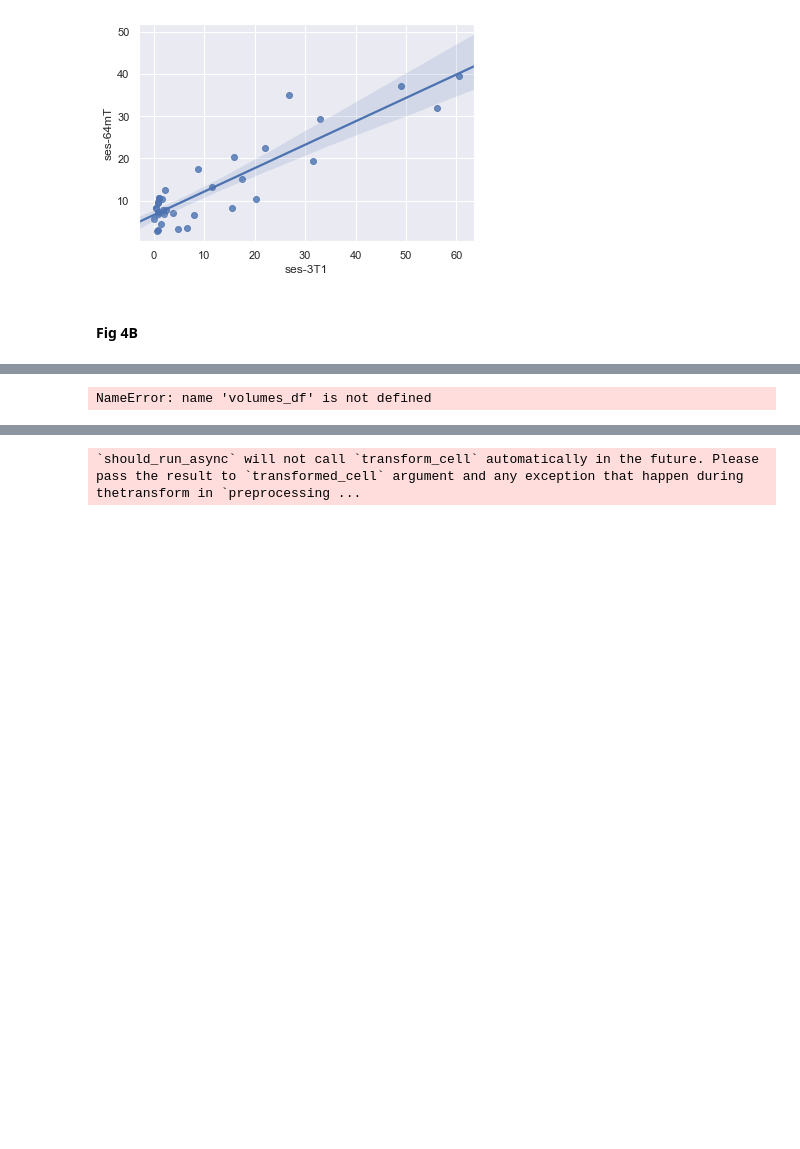
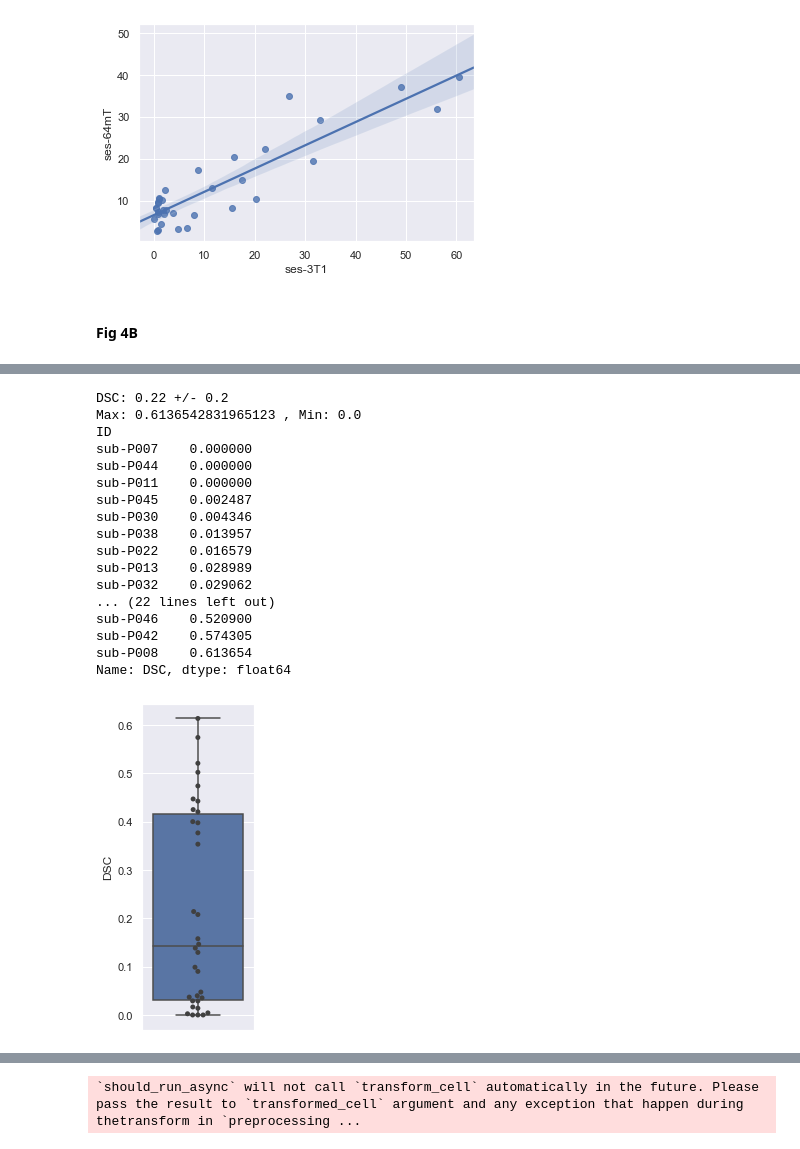
Before and after one commit to penn-cnt/Arnold_LF-MRI_MS, a Jupyter notebook: manuscript_companion_07132021.ipynb, the cells around one changed output, grey strips where cells are left out. Saved outputs shown, nothing was run; the diff lists cells and outputs as text; code cells hidden in the pictures; blank space fills up the shorter version.

```diff
--- a/manuscript_companion_07132021.ipynb
+++ b/manuscript_companion_07132021.ipynb
@@ -632,13 +641,32 @@ volumes_df.sort_values(by=['DSC'])
 # %%
 # box-plot & basic stats
 mean_std(volumes_df,'DSC', 2)
 print('Max: ' + str(np.max(volumes_df['DSC'])) +' , Min: ' + str(np.min(volumes_df['DSC'])) )
 print(volumes_df['DSC'].sort_values())
 fig = plt.figure(figsize = (2,6))
 ax = sns.boxplot(y="DSC", data=volumes_df, orient="v")
 ax = sns.swarmplot(y="DSC", data=volumes_df, orient="v", color=".25")
+fig = ax.get_figure()
+fig.savefig('../output/manuscript_figures/raw_figures/figE4.tif', dpi=600)
 # %% [output]
-NameError: name 'volumes_df' is not defined
+DSC: 0.22 +/- 0.2
+Max: 0.6136542831965123 , Min: 0.0
+ID
+sub-P007    0.000000
+sub-P044    0.000000
+sub-P011    0.000000
+sub-P045    0.002487
+sub-P030    0.004346
+sub-P038    0.013957
+sub-P022    0.016579
+sub-P013    0.028989
+sub-P032    0.029062
+... (22 lines left out)
+sub-P046    0.520900
+sub-P042    0.574305
+sub-P008    0.613654
+Name: DSC, dtype: float64
+[figure, added]
 # %%
 # Plot images with segmentation overlays
 fig = plt.figure(figsize = (30,48)) # create a 5 x 5 figure
```
Also changed, not shown: parts of 27 cells of this notebook.
